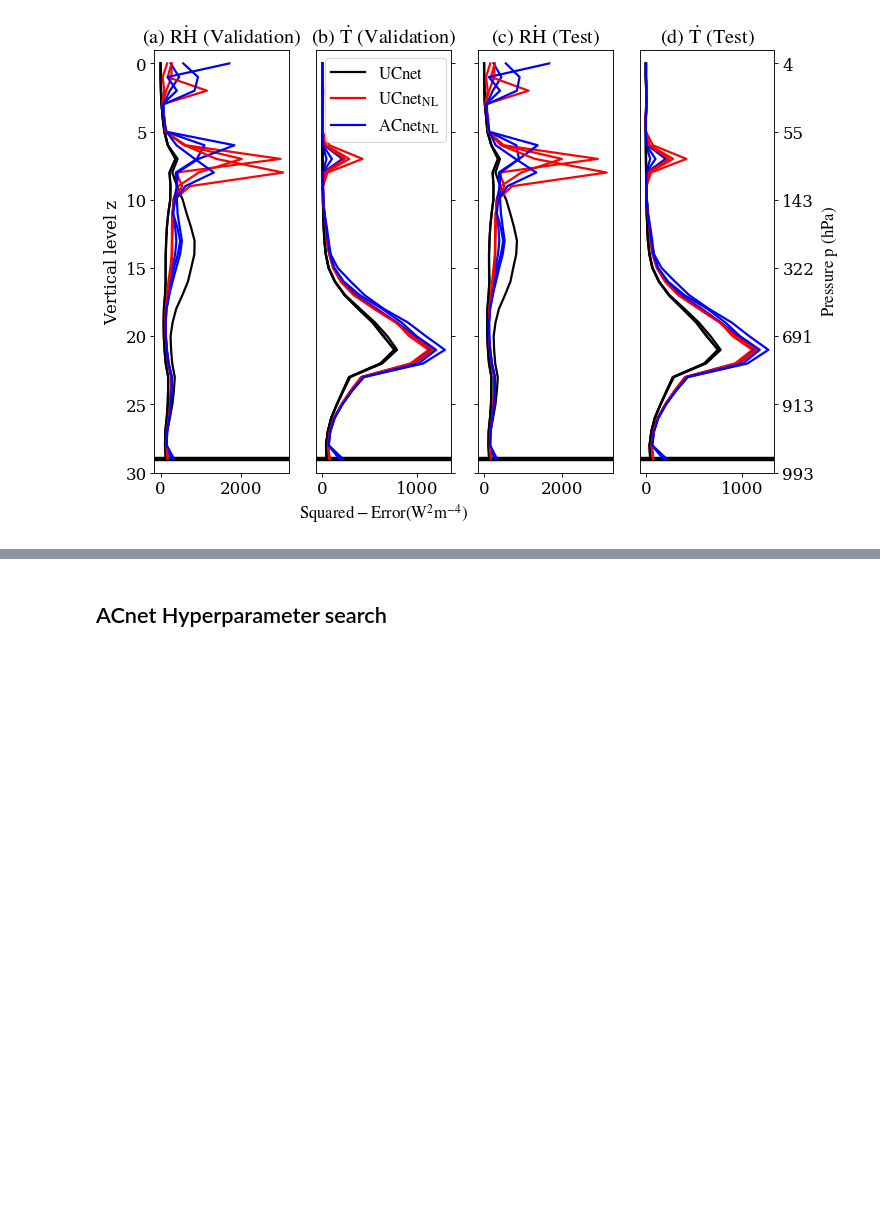
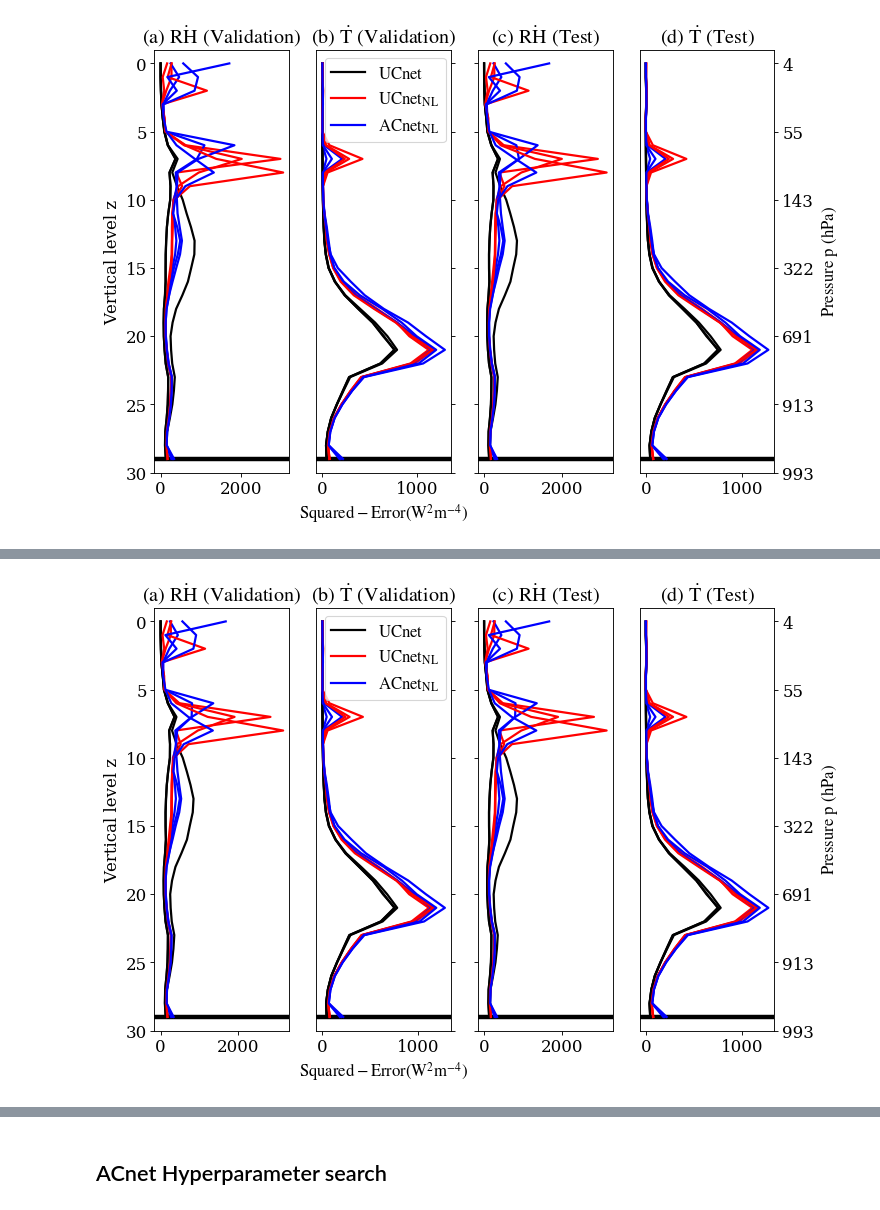
Before and after one commit to BradleyStanleyClamp/CBRAIN-CAM-MLINV, a Jupyter notebook: notebooks/tbeucler_devlog/042_Figures_PRL_Submission.ipynb, the cells around one changed output, grey strips where cells are left out. Saved outputs shown, nothing was run; the diff lists cells and outputs as text; code cells hidden in the pictures; blank space fills up the shorter version.

```diff
--- a/notebooks/tbeucler_devlog/042_Figures_PRL_Submission.ipynb
+++ b/notebooks/tbeucler_devlog/042_Figures_PRL_Submission.ipynb
@@ -507,3 +507,11 @@ for j,datas in enumerate(DATASET):
 plt.savefig(pathHOME+'Fig_prof_comparison.pdf',format='pdf')
 # %% [output]
 [figure]
+# %%
+for j,datas in enumerate(DATASET):
+    print(datas)
+
+    for i,nn in enumerate(NNarray):
+        print(nn)
+
+        print(MSEv[datas][nn][:10]/np.sum(MSEv[datas][nn][:30]))
@@ -1290,0 +1324,4 @@ i= 8 nn= ACnetNL_12.hdf5
+# %%
+YMIN = -1
+YMAX = 30
+pathHOME = '/export/home/tbeucler/'
@@ -1290,0 +1330,73 @@ i= 8 nn= ACnetNL_12.hdf5
+# %%
+f = plt.figure(num=None, figsize=(10,7), dpi=80, facecolor='w', edgecolor='k')
+
+ifig = 0
+for j,datas in enumerate(DATASET):
+    hf = open(pathPKL+'2020_10_18_'+dataset+'gen041.pkl','rb')
+    S = pickle.load(hf)
+    ### Subplot 1 ###
+    ifig += 1
+    ax = f.add_subplot(1,4,ifig)
+
+    plt.axhline(y=29,color='k',linewidth=lw,zorder=0)
+    for i,nn in enumerate(NNarray):
+        print('i=',i,'nn=',nn,'            ',end='\r')
+        if i<3:
+            ax.plot(np.mean(S['SE'][nn][:,:30],axis=0),
+                np.linspace(0,29,num=30),
+                label=NNname[i],color=col[i],linewidth=lw/2)
+        else:
+            ax.plot(np.mean(S['SE'][nn][:,:30],axis=0),
+                np.linspace(0,29,num=30),color=col[i%3],linewidth=lw/2)
+
+
+    if ifig==1:
+        plt.ylabel('Vertical level z')
+    plt.ylim((YMIN,YMAX))
+    plt.gca().invert_yaxis()
+    plt.title(TITLE[ifig-1])
+
+    if ifig==3:
+        plt.draw()
+        # Change y labels to none
+        labels = [item.get_text() for item in ax.get_yticklabels()]
+        for ilab,lab in enumerate(labels):
+            labels[ilab]=''
+        ax.set_yticklabels(labels)
+
+    ### Subplot 2 ###
+    ifig += 1
+    ax = f.add_subplot(1,4,ifig)
+
+    plt.axhline(y=29,color='k',linewidth=lw,zorder=0)
+    for i,nn in enumerate(NNarray):
+        if i<3:
+            ax.plot(np.mean(S['SE'][nn][:,90:120],axis=0),
+                np.linspace(0,29,num=30),color=col[i%3],linewidth=lw/2,label=NNname[i])
+        else:
+            ax.plot(np.mean(S['SE'][nn][:,90:120],axis=0),
+                np.linspace(0,29,num=30),color=col[i%3],linewidth=lw/2)
+    plt.ylim((YMIN,YMAX))
+    plt.gca().invert_yaxis()
+    plt.gca().yaxis.tick_right()
+    plt.gca().yaxis.set_label_position("right")
+    if ifig==2:
+        plt.xlabel('$\\mathrm{Squared-Error}\\left(\\mathrm{W}^{2}\\mathrm{m}^{-4}\\right)$')
+        plt.legend()
+    elif ifig==4:
+        plt.ylabel('$\\mathrm{Pressure\\ p\\ \\mathrm{\\left(\\mathrm{hPa}\\right)}}$')
+    plt.title(TITLE[ifig-1])
+
+    plt.draw()
+    # Change y labels to none
+    labels = [item.get_text() for item in ax.get_yticklabels()]
+    for ilab,lab in enumerate(labels):
+        if ifig==2: labels[ilab]=''
+        elif ifig==4:
+            IND = min(29,max(0,int(float(labels[ilab].replace('−', '-')))))
+            labels[ilab]=str('%01.0f'%coor.lev[IND].values)
+    ax.set_yticklabels(labels)
+
+#Save figure
+plt.savefig(pathHOME+'Fig_prof_nl_10_2020.pdf',format='pdf')
+# %% [output]
@@ -1290,0 +1404 @@ i= 8 nn= ACnetNL_12.hdf5
+[figure, added]
```
Also changed, not shown: parts of 65 cells of this notebook, 1 other file.
